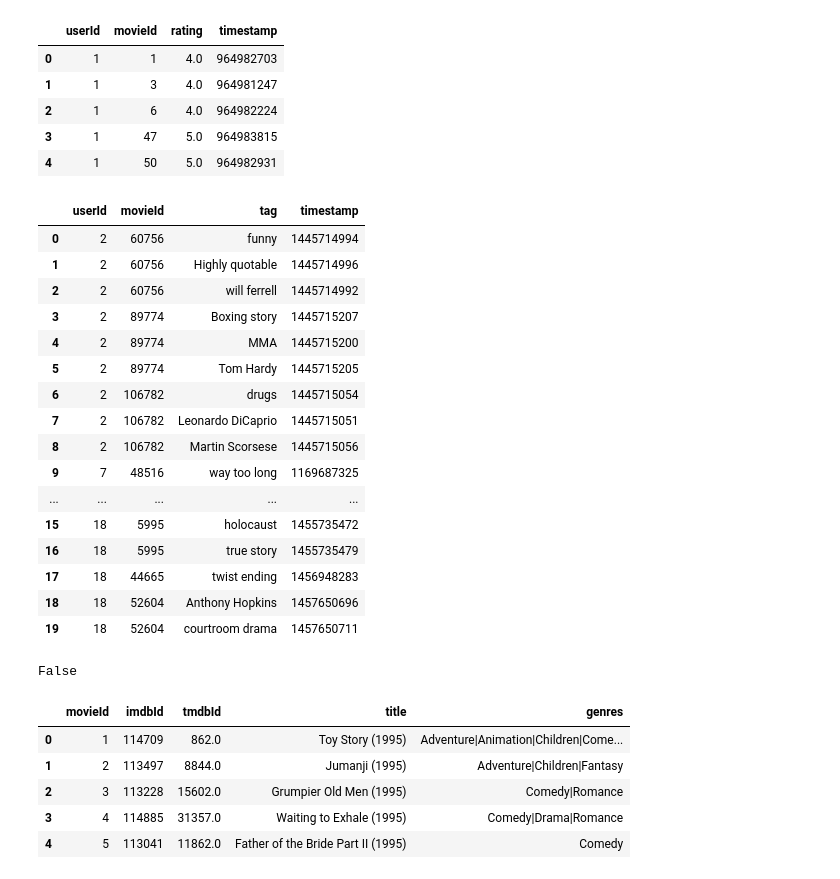
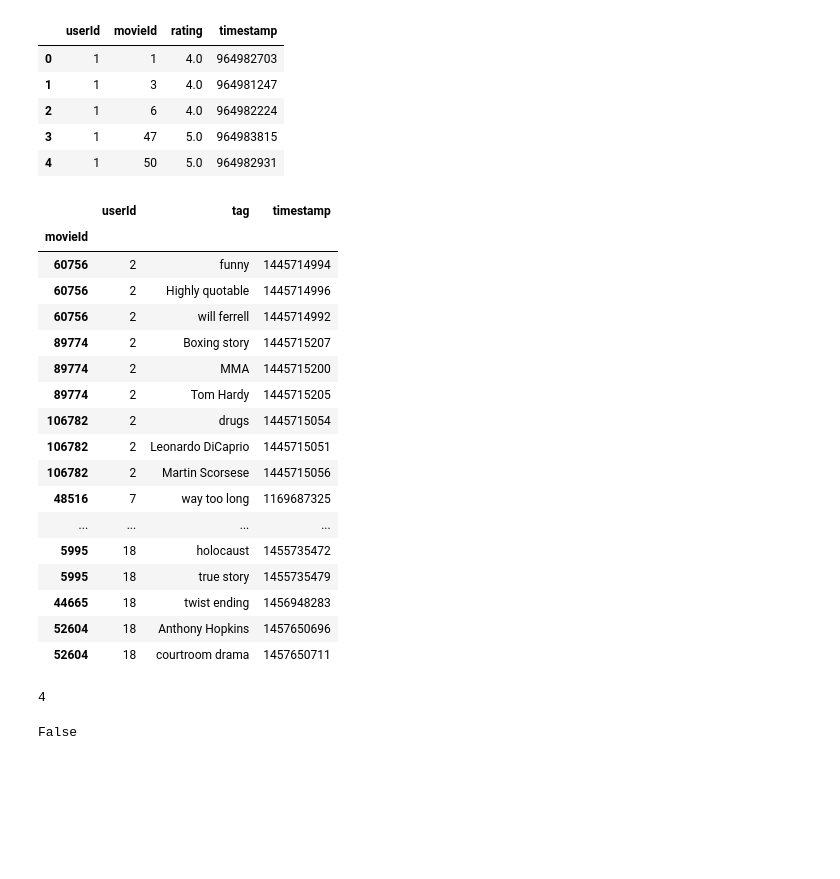
Before and after one commit to antony-wala/movie_recommendation_system, a Jupyter notebook: movie_recommendation_system/index.ipynb, the cells around one changed output. Cells and saved outputs as stored; diff of their text form; code cells hidden in the pictures; blank space fills up the shorter version.

```diff
--- a/movie_recommendation_system/index.ipynb
+++ b/movie_recommendation_system/index.ipynb
@@ -34,37 +35,33 @@ ratings.head()
 | 3 | 1 | 47 | 5.0 | 964983815 |
 | 4 | 1 | 50 | 5.0 | 964982931 |
 # %%
-tags = pd.read_csv('tags.csv')
+tags = pd.read_csv('tags.csv',index_col=1)
 tags.head(20)
 # %% [output]
-|  | userId | movieId | tag | timestamp |
-| 0 | 2 | 60756 | funny | 1445714994 |
-| 1 | 2 | 60756 | Highly quotable | 1445714996 |
-| 2 | 2 | 60756 | will ferrell | 1445714992 |
-| 3 | 2 | 89774 | Boxing story | 1445715207 |
-| 4 | 2 | 89774 | MMA | 1445715200 |
-| 5 | 2 | 89774 | Tom Hardy | 1445715205 |
-| 6 | 2 | 106782 | drugs | 1445715054 |
-| 7 | 2 | 106782 | Leonardo DiCaprio | 1445715051 |
-| 8 | 2 | 106782 | Martin Scorsese | 1445715056 |
-| 9 | 7 | 48516 | way too long | 1169687325 |
-| ... | ... | ... | ... | ... |
-| 15 | 18 | 5995 | holocaust | 1455735472 |
-| 16 | 18 | 5995 | true story | 1455735479 |
-| 17 | 18 | 44665 | twist ending | 1456948283 |
-| 18 | 18 | 52604 | Anthony Hopkins | 1457650696 |
-| 19 | 18 | 52604 | courtroom drama | 1457650711 |
+|  | userId | tag | timestamp |
+| movieId |  |  |  |
+| 60756 | 2 | funny | 1445714994 |
+| 60756 | 2 | Highly quotable | 1445714996 |
+| 60756 | 2 | will ferrell | 1445714992 |
+| 89774 | 2 | Boxing story | 1445715207 |
+| 89774 | 2 | MMA | 1445715200 |
+| 89774 | 2 | Tom Hardy | 1445715205 |
+| 106782 | 2 | drugs | 1445715054 |
+| 106782 | 2 | Leonardo DiCaprio | 1445715051 |
+| 106782 | 2 | Martin Scorsese | 1445715056 |
+| 48516 | 7 | way too long | 1169687325 |
+| ... | ... | ... | ... |
+| 5995 | 18 | holocaust | 1455735472 |
+| 5995 | 18 | true story | 1455735479 |
+| 44665 | 18 | twist ending | 1456948283 |
+| 52604 | 18 | Anthony Hopkins | 1457650696 |
+| 52604 | 18 | courtroom drama | 1457650711 |
+# %%
+#Couldn't use this csv because one movie is allocated various tags by the same user.
+tags.duplicated().sum()
+# %% [output]
+4
 # %%
 tags['tag'].is_unique
 # %% [output]
 False
-# %%
-merged_df = pd.merge(links, movies, on='movieId', how='left')
-merged_df.head(5)
-# %% [output]
-|  | movieId | imdbId | tmdbId | title | genres |
-| 0 | 1 | 114709 | 862.0 | Toy Story (1995) | Adventure|Animation|Children|Come... |
-| 1 | 2 | 113497 | 8844.0 | Jumanji (1995) | Adventure|Children|Fantasy |
-| 2 | 3 | 113228 | 15602.0 | Grumpier Old Men (1995) | Comedy|Romance |
-| 3 | 4 | 114885 | 31357.0 | Waiting to Exhale (1995) | Comedy|Drama|Romance |
-| 4 | 5 | 113041 | 11862.0 | Father of the Bride Part II (1995) | Comedy |
```
Also changed, not shown: parts of 66 cells of this notebook.
